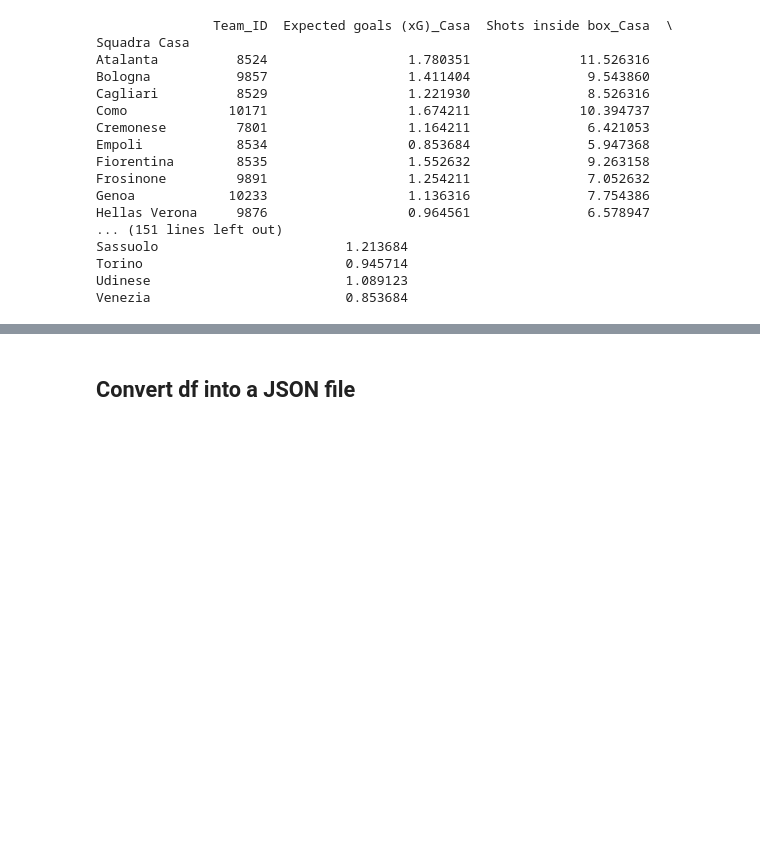
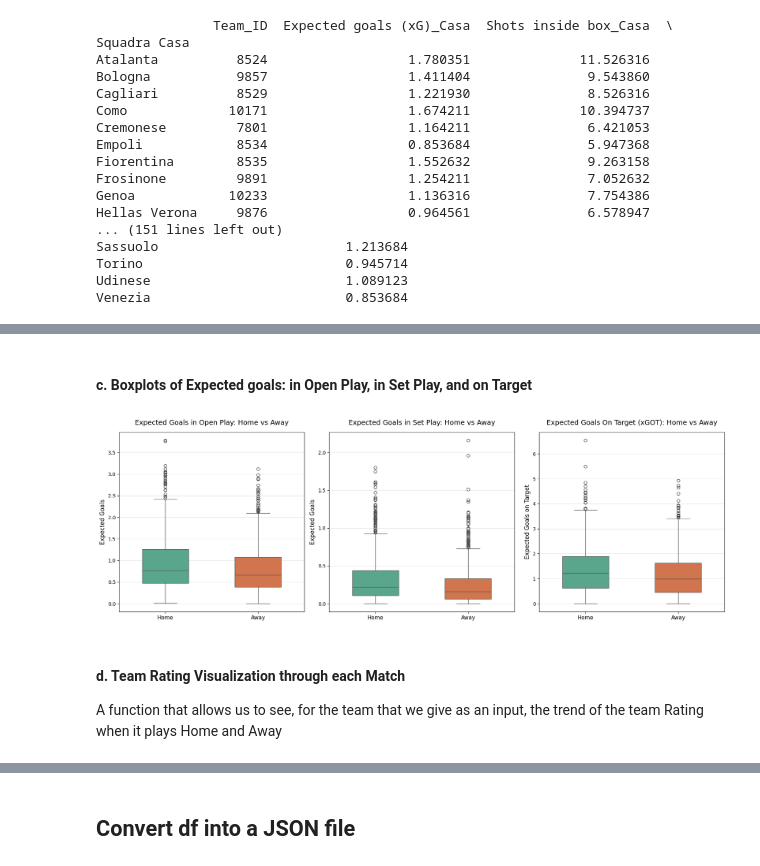
Before and after one commit to piro22/SerieA_DSFB_Project, a Jupyter notebook: API_App/data_exploration.ipynb, the cells around one changed output, grey strips where cells are left out. Cells and saved outputs as stored; diff of their text form; code cells hidden in the pictures; blank space fills up the shorter version.

```diff
--- a/API_App/data_exploration.ipynb
+++ b/API_App/data_exploration.ipynb
@@ -496,0 +562,48 @@ Venezia                         0.853684
+# %% [markdown]
+#### c. Boxplots of Expected goals: in Open Play, in Set Play, and on Target
+# %%
+fig, axes = plt.subplots(1, 3, figsize=(18, 6))
+
+
+sns.boxplot(data=df_third[['xG open play_Casa', 'xG open play_Fuori']],
+            palette=['#4CB391', '#E66C37'],
+            width=0.5,
+            ax=axes[0])
+axes[0].set_title('Expected Goals in Open Play: Home vs Away', fontsize=14, pad=15)
+axes[0].set_ylabel('Expected Goals', fontsize=12)
+axes[0].set_xticks([0, 1])
+axes[0].set_xticklabels(['Home', 'Away'], fontsize=11)
+axes[0].grid(axis='y', alpha=0.3)
+
+
+
+sns.boxplot(data=df_third[['xG set play_Casa', 'xG set play_Fuori']],
+            palette=['#4CB391', '#E66C37'],
+            width=0.5,
+            ax=axes[1])
+axes[1].set_title('Expected Goals in Set Play: Home vs Away', fontsize=14, pad=15)
+axes[1].set_ylabel('Expected Goals', fontsize=12)
+axes[1].set_xticks([0, 1])
+axes[1].set_xticklabels(['Home', 'Away'], fontsize=11)
+axes[1].grid(axis='y', alpha=0.3)
+
+
+
+sns.boxplot(data=df_third[['xG on target (xGOT)_Casa', 'xG on target (xGOT)_Fuori']],
+            palette=['#4CB391', '#E66C37'],
+            width=0.5,
+            ax=axes[2])
+axes[2].set_title('Expected Goals On Target (xGOT): Home vs Away', fontsize=14, pad=15)
+axes[2].set_ylabel('Expected Goals on Target', fontsize=12)
+axes[2].set_xticks([0, 1])
+axes[2].set_xticklabels(['Home', 'Away'], fontsize=11)
+axes[2].grid(axis='y', alpha=0.3)
+
+
+plt.tight_layout()
+plt.show()
+# %% [output]
+[figure, added]
+# %% [markdown]
+#### d. Team Rating Visualization through each Match
+A function that allows us to see, for the team that we give as an input, the trend of the team Rating when it plays Home and Away
```
Also changed, not shown: parts of 9 cells of this notebook, 1 other file.
